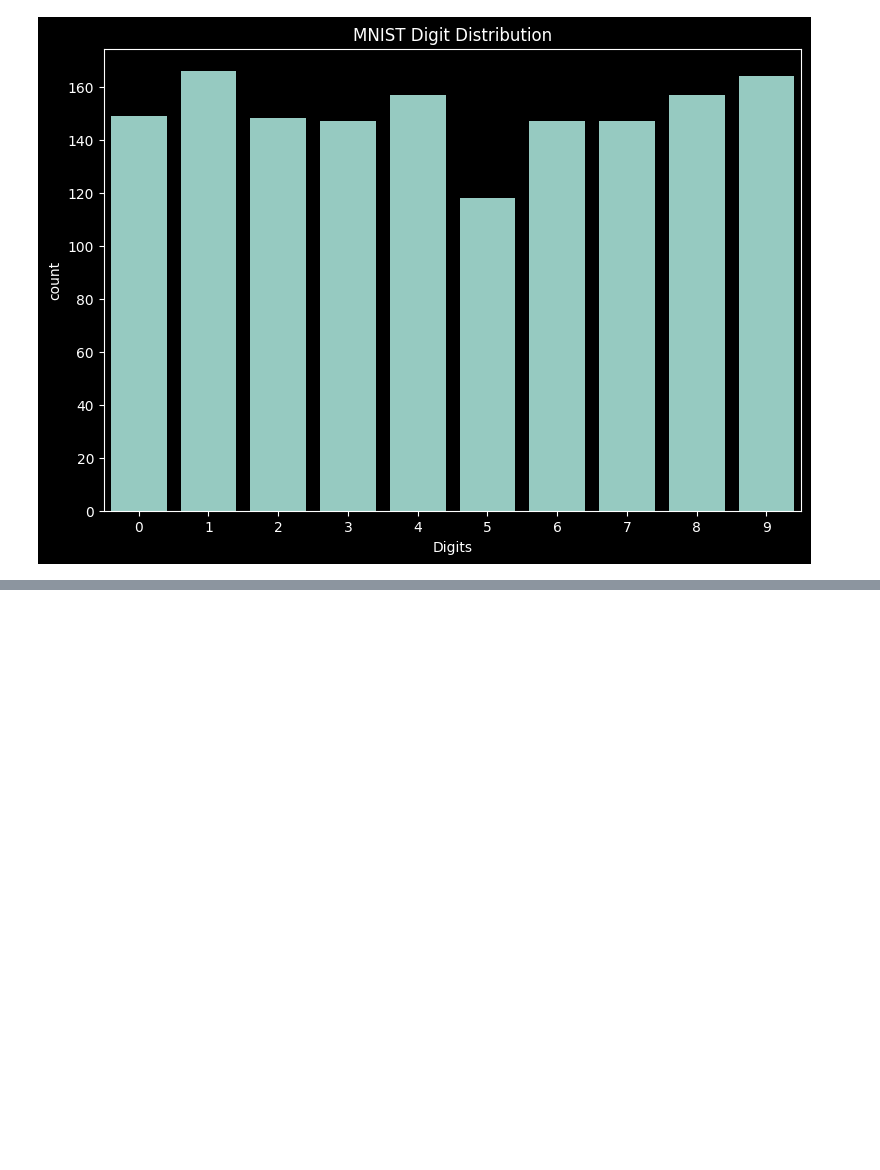
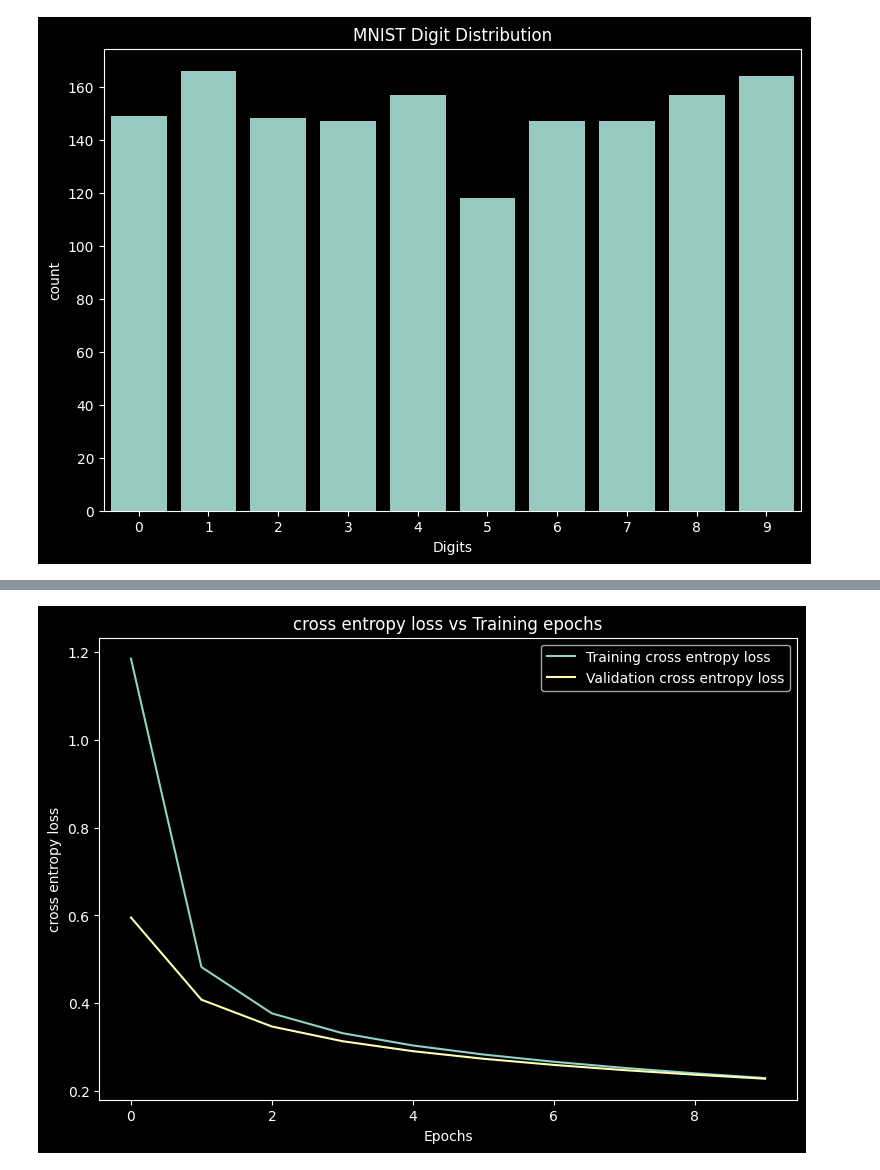
Before and after one commit to protimroy/basis, a Jupyter notebook: tf_mlp_2-2-1_mnist.ipynb, the cells around one changed output, grey strips where cells are left out. Saved outputs shown, nothing was run; the diff lists cells and outputs as text; code cells hidden in the pictures; blank space fills up the shorter version.

```diff
--- a/tf_mlp_2-2-1_mnist.ipynb
+++ b/tf_mlp_2-2-1_mnist.ipynb
@@ -103,7 +103,7 @@ def cross_entropy_loss( y_pred, y ):
 def accuracy( y_pred, y ):
     """
     """
-    class_preds = tf.argmax( tf.nn.sftmax( y_pred ), axis=1 );
+    class_preds = tf.argmax( tf.nn.softmax( y_pred ), axis=1 );
     is_equal = tf.equal( y, class_preds );
     return tf.reduce_mean( tf.cast( is_equal, tf.float32 ) );
 # %%
@@ -187,0 +222,14 @@ TypeError: GradientDesent.__init__() missing 1 required positional argument: 'le
+# %%
+def plot_metrics( train_metric, val_metric, metric_type ):
+  # Visualize metrics vs training Epochs
+  plt.figure()
+  plt.plot( range( len( train_metric ) ), train_metric, label = f"Training {metric_type}" )
+  plt.plot( range( len( val_metric ) ), val_metric, label = f"Validation {metric_type}" )
+  plt.xlabel( "Epochs" )
+  plt.ylabel( metric_type )
+  plt.legend()
+  plt.title( f"{metric_type} vs Training epochs" );
+# %%
+plot_metrics( train_losses, val_losses, "cross entropy loss" )
+# %% [output]
+[figure, added]
```
Also changed, not shown: parts of 2 cells of this notebook, 1 other file.
